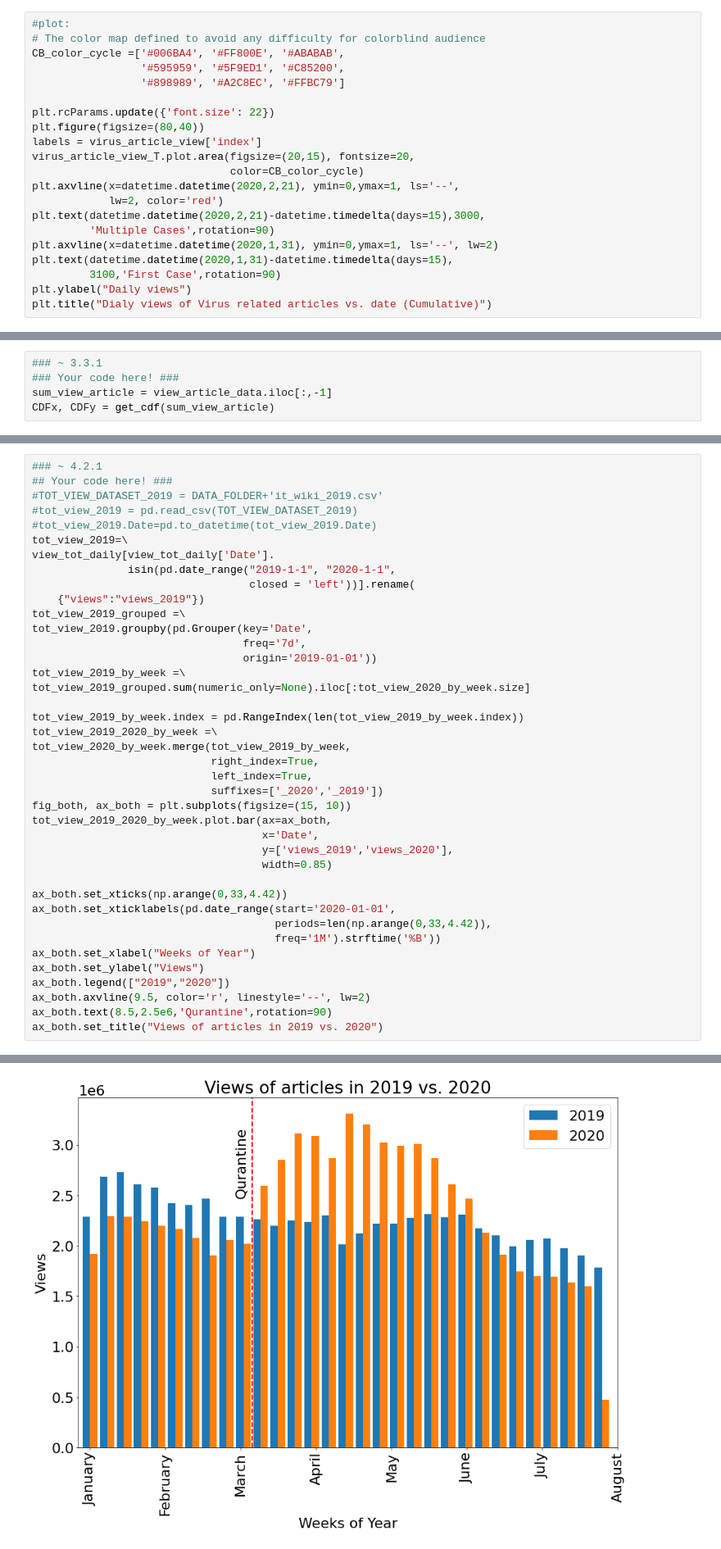
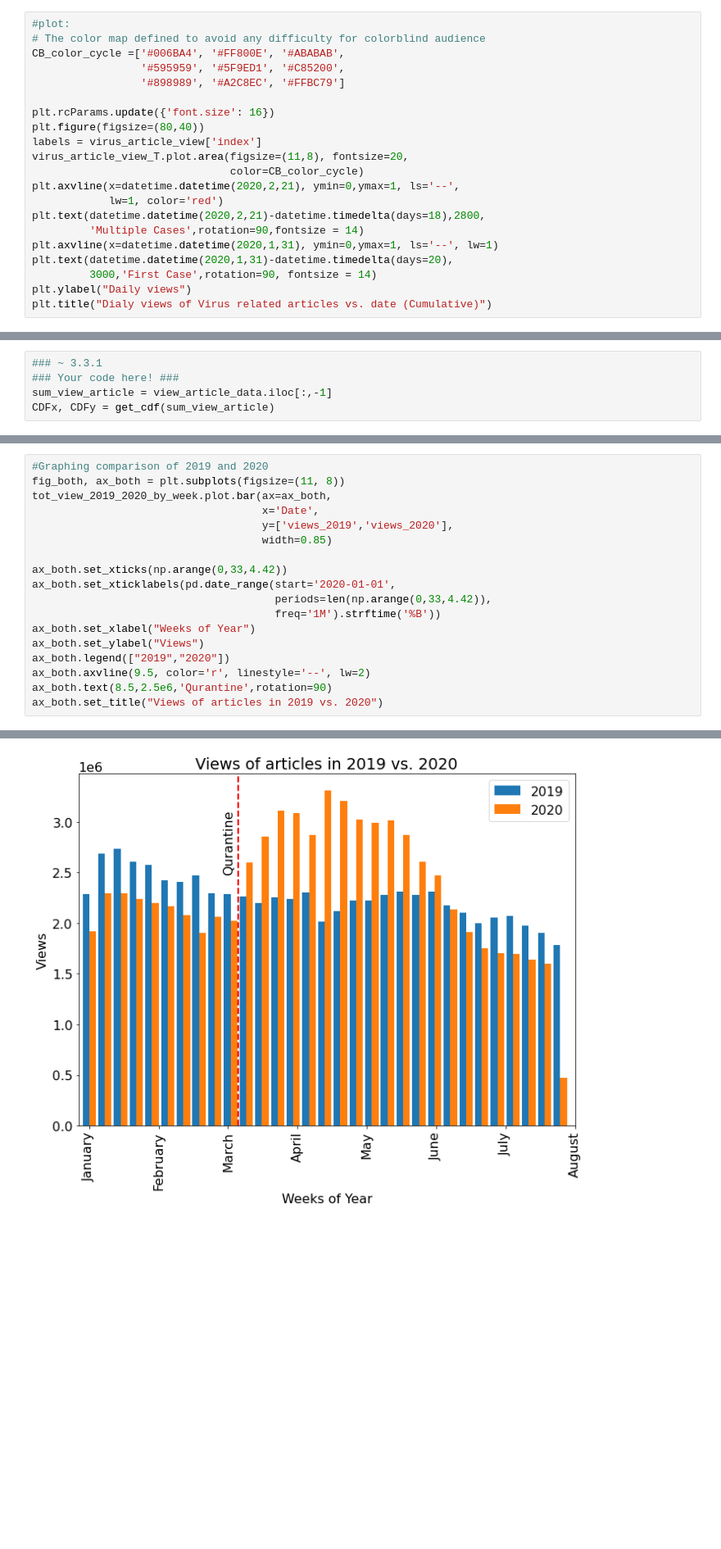
Before and after one commit to alec-flowers/ada-2020-homework1-pandas-pied, a Jupyter notebook: 01 - Pandas Data Wrangling and Data Viz/hw1.ipynb, the cells around one changed output, grey strips where cells are left out. Shown at 82% size. Cells and saved outputs as stored; diff of their text form; blank space fills up the shorter version.

```diff
--- a/01 - Pandas Data Wrangling and Data Viz/hw1.ipynb
+++ b/01 - Pandas Data Wrangling and Data Viz/hw1.ipynb
@@ -293,18 +293,18 @@ CB_color_cycle =['#006BA4', '#FF800E', '#ABABAB',
                  '#595959', '#5F9ED1', '#C85200',
                  '#898989', '#A2C8EC', '#FFBC79']
 
-plt.rcParams.update({'font.size': 22})
+plt.rcParams.update({'font.size': 16})
 plt.figure(figsize=(80,40))
 labels = virus_article_view['index']
-virus_article_view_T.plot.area(figsize=(20,15), fontsize=20,
+virus_article_view_T.plot.area(figsize=(11,8), fontsize=20,
                                color=CB_color_cycle)
 plt.axvline(x=datetime.datetime(2020,2,21), ymin=0,ymax=1, ls='--',
-            lw=2, color='red')
-plt.text(datetime.datetime(2020,2,21)-datetime.timedelta(days=15),3000,
-         'Multiple Cases',rotation=90)
-plt.axvline(x=datetime.datetime(2020,1,31), ymin=0,ymax=1, ls='--', lw=2)
-plt.text(datetime.datetime(2020,1,31)-datetime.timedelta(days=15),
-         3100,'First Case',rotation=90)
+            lw=1, color='red')
+plt.text(datetime.datetime(2020,2,21)-datetime.timedelta(days=18),2800,
+         'Multiple Cases',rotation=90,fontsize = 14)
+plt.axvline(x=datetime.datetime(2020,1,31), ymin=0,ymax=1, ls='--', lw=1)
+plt.text(datetime.datetime(2020,1,31)-datetime.timedelta(days=20),
+         3000,'First Case',rotation=90, fontsize = 14)
 plt.ylabel("Daily views")
 plt.title("Dialy views of Virus related articles vs. date (Cumulative)")
 # %% [output]
@@ -697,44 +695,22 @@ To get an even clearer picture, your task now is to compare the pageview time se
 # %%
-### ~ 4.2.1
-## Your code here! ###
-#TOT_VIEW_DATASET_2019 = DATA_FOLDER+'it_wiki_2019.csv'
-#tot_view_2019 = pd.read_csv(TOT_VIEW_DATASET_2019)
-#tot_view_2019.Date=pd.to_datetime(tot_view_2019.Date)
-tot_view_2019=\
-view_tot_daily[view_tot_daily['Date'].
-               isin(pd.date_range("2019-1-1", "2020-1-1",
-                                  closed = 'left'))].rename(
-    {"views":"views_2019"})
-tot_view_2019_grouped =\
-tot_view_2019.groupby(pd.Grouper(key='Date',
-                                 freq='7d',
-                                 origin='2019-01-01'))
-tot_view_2019_by_week =\
-tot_view_2019_grouped.sum(numeric_only=None).iloc[:tot_view_2020_by_week.size]
-
-tot_view_2019_by_week.index = pd.RangeIndex(len(tot_view_2019_by_week.index))
-tot_view_2019_2020_by_week =\
-tot_view_2020_by_week.merge(tot_view_2019_by_week,
-                            right_index=True,
-                            left_index=True,
-                            suffixes=['_2020','_2019'])
-fig_both, ax_both = plt.subplots(figsize=(15, 10))
+#Graphing comparison of 2019 and 2020
+fig_both, ax_both = plt.subplots(figsize=(11, 8))
 tot_view_2019_2020_by_week.plot.bar(ax=ax_both,
                                     x='Date',
                                     y=['views_2019','views_2020'],
                                     width=0.85)
 
 ax_both.set_xticks(np.arange(0,33,4.42))
 ax_both.set_xticklabels(pd.date_range(start='2020-01-01',
                                       periods=len(np.arange(0,33,4.42)),
                                       freq='1M').strftime('%B'))
 ax_both.set_xlabel("Weeks of Year")
 ax_both.set_ylabel("Views")
 ax_both.legend(["2019","2020"])
 ax_both.axvline(9.5, color='r', linestyle='--', lw=2)
 ax_both.text(8.5,2.5e6,'Qurantine',rotation=90)
 ax_both.set_title("Views of articles in 2019 vs. 2020")
 # %% [output]
 Text(0.5, 1.0, 'Views of articles in 2019 vs. 2020')
-[figure, old version]
+[figure, new version]
 # %%
```
Also changed, not shown: parts of 45 cells of this notebook.
